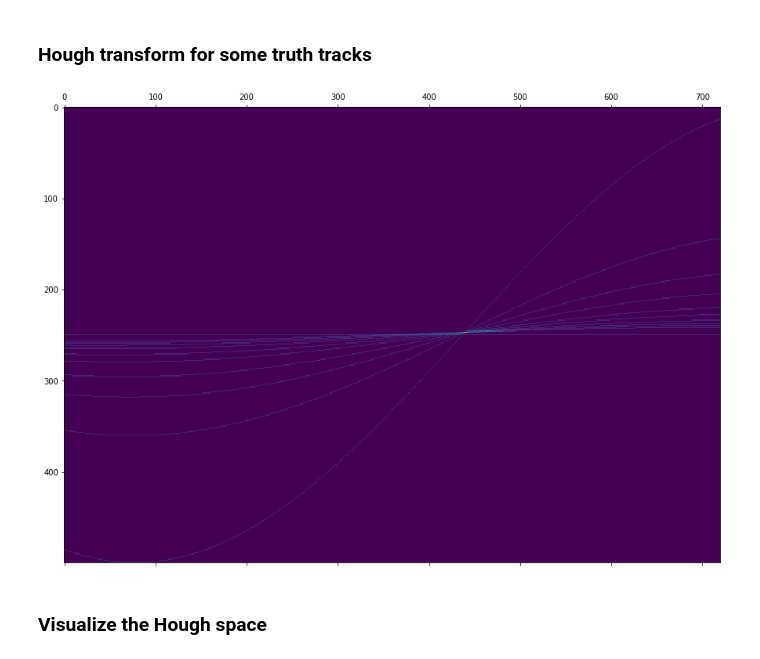
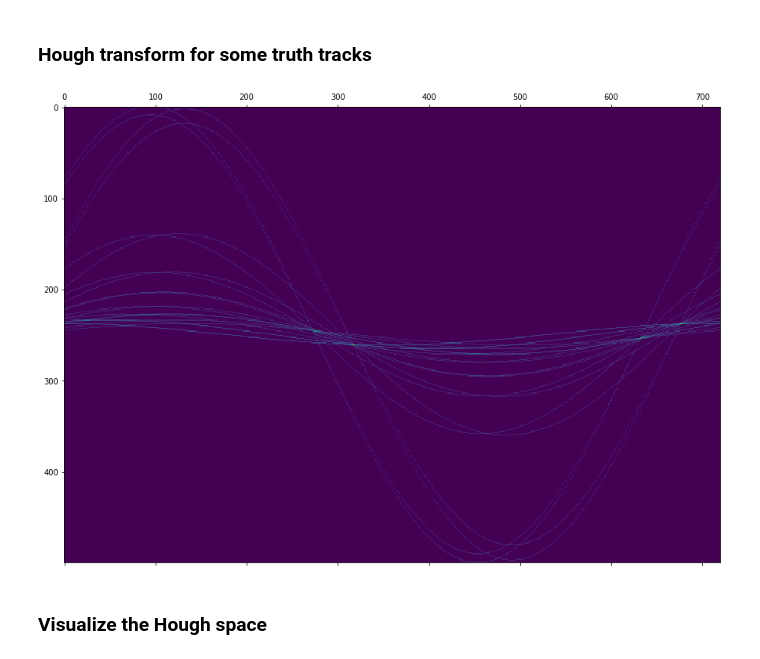
Before and after one commit to MaxHolmberg96/track-estimation-ML, a Jupyter notebook: houghTransform.ipynb, the cells around one changed output. Drawn from its saved outputs; the diff is of its cells as text; code cells hidden in the pictures.

```diff
--- a/houghTransform.ipynb
+++ b/houghTransform.ipynb
@@ -44,7 +44,7 @@ plt.figure(figsize=(10,10))
 ax = plt.axes()
 # Separate the tracks
 tracks = selected_truth.particle_id.unique()[1::200]
-tracks = [tracks[13]]
+tracks = [tracks[22], tracks[14]]
 print(len(selected_truth.particle_id.unique()))
 print(len(tracks))
 for track in tracks:
@@ -123,7 +123,7 @@ for track in tracks:
     allTrackPoints = np.append(allTrackPoints, ct, axis=0)
 
 # we know tracks originate from origin so add one point there
-allTrackPoints = np.vstack([allTrackPoints, np.array([0, 0])])
+#allTrackPoints = np.vstack([allTrackPoints, np.array([0, 0])])
 
 firstQuad = np.empty((0, 2))
 secondQuad = np.empty((0, 2))
@@ -140,35 +140,35 @@ for p in allTrackPoints:
         fourthQuad = np.vstack([fourthQuad, p])
 
 # Assign values to hough space
 from math import pi
 maxRho = max([np.linalg.norm(p) for p in allTrackPoints])
 minRho = -maxRho
 # -pi / 2 -> pi / 2 works best
-minTheta = 0
+minTheta = -pi
 maxTheta = pi - 10**-10
 # Best values seem to be 250 and 360 respectively
 nrBinsRho = 500
 nrBinsTheta = 720
 
 accumulator, maxRho, minRho, nrBinsRho, nrBinsTheta, thetas = createHoughSpace(allTrackPoints, minRho, maxRho, minTheta, maxTheta, nrBinsRho, nrBinsTheta)
 
 
 #maxRho = max([np.linalg.norm(p) for p in allTrackPoints])
 #minRho = -maxRho
 # -pi / 2 -> pi / 2 works best
 #minTheta = -pi / 2 + 10**-5
 #maxTheta = pi / 2
 # Best values seem to be 250 and 360 respectively
 #nrBinsRho = 250
 #nrBinsTheta = 360
 
 #accumulator, maxRho, minRho, nrBinsRho, nrBinsTheta, thetas = createHoughSpace(allTrackPoints, minRho, maxRho, minTheta, maxTheta, nrBinsRho, nrBinsTheta)
 plt.figure(figsize=(15, 15))
 ax = plt.axes()
 ax.matshow(accumulator)
 plt.show()
 # %% [output]
-[figure, old version]
+[figure, new version]
 # %% [markdown]
 ### Visualize the Hough space
 # %%
```
Also changed, not shown: parts of 11 cells of this notebook, 3 other files.
